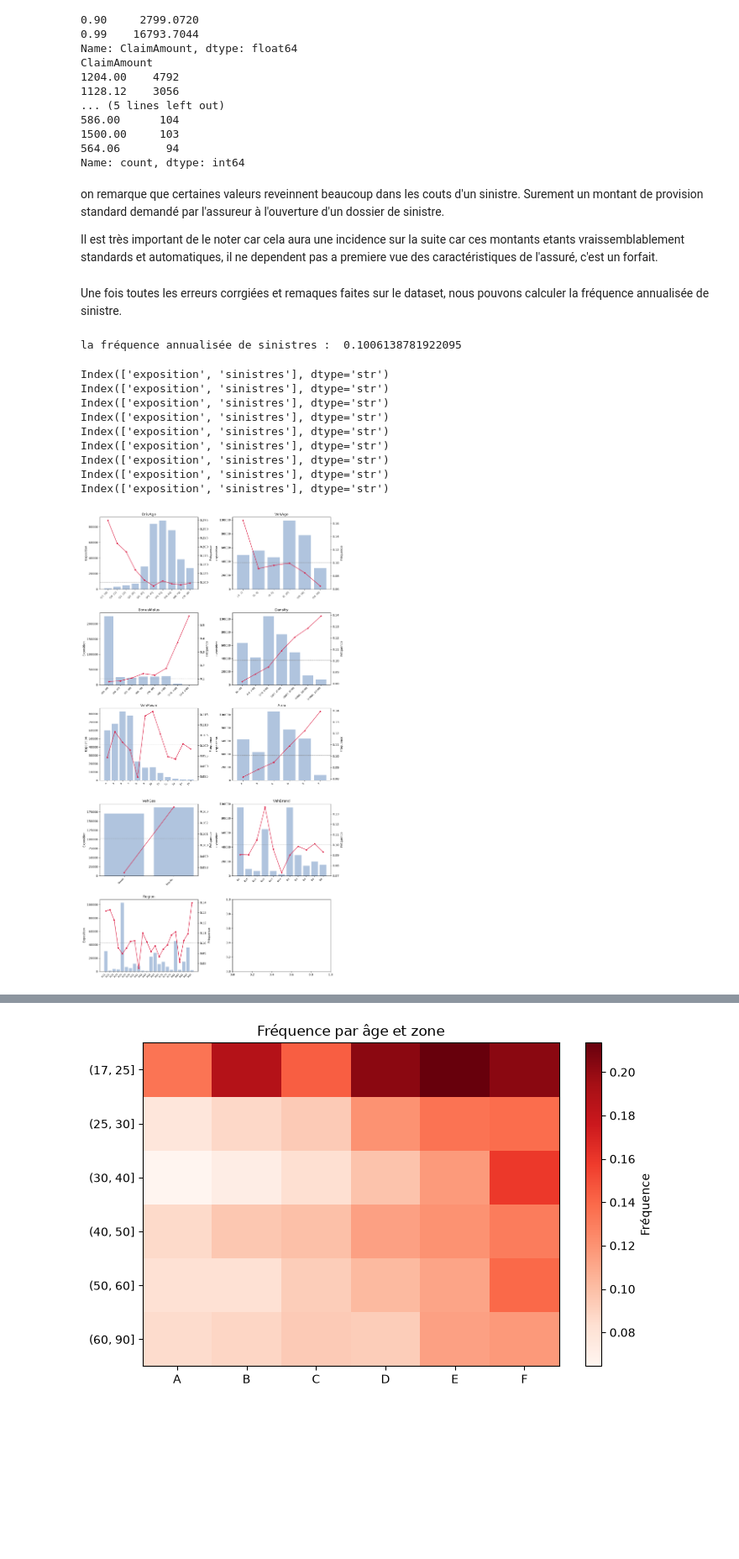
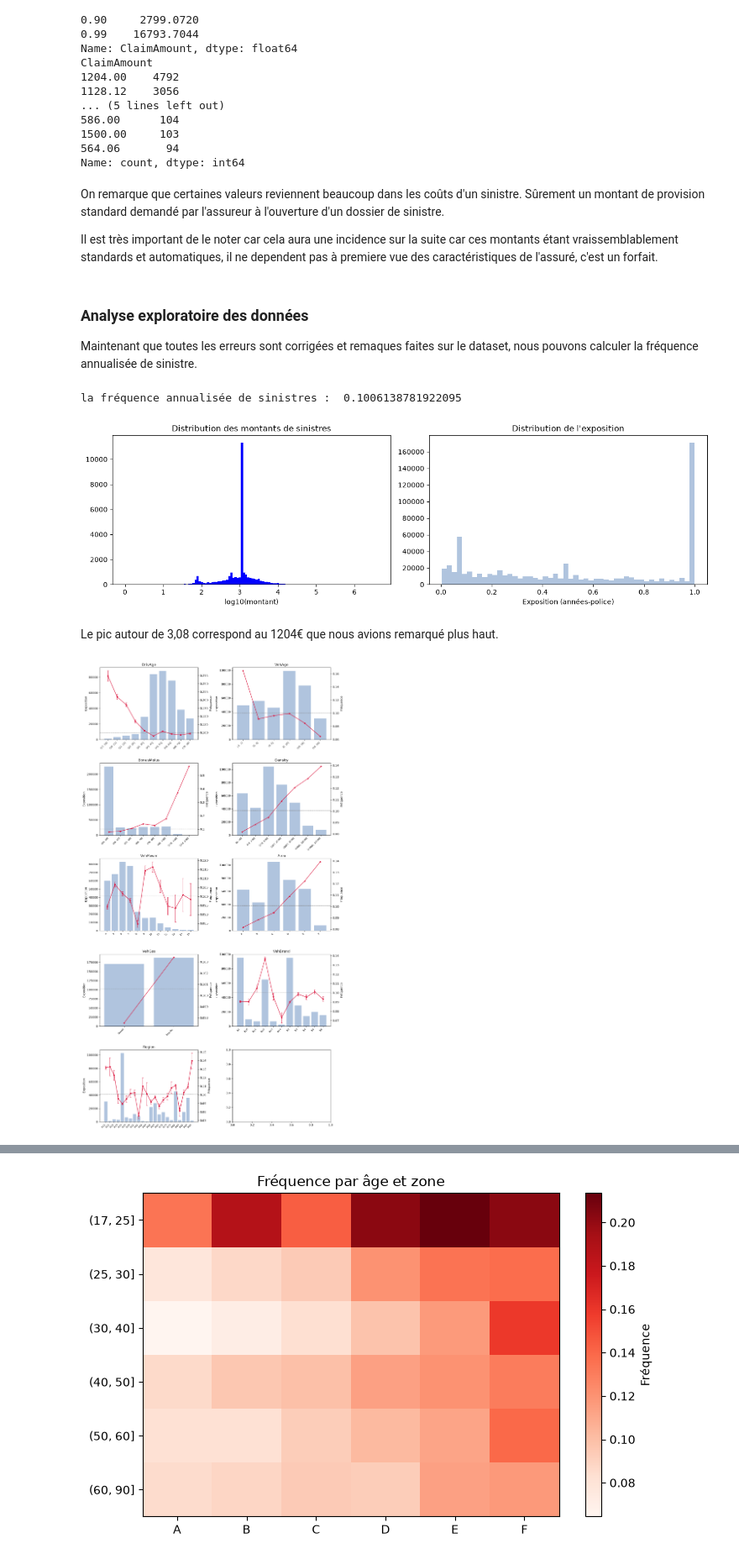
Before and after one commit to Charlesptrd/pricing-glm-vs-ml, a Jupyter notebook: notebooks/01_exploration.ipynb, the cells around one changed output, grey strips where cells are left out. Shown at 84% size. Drawn from its saved outputs; the diff is of its cells as text; code cells hidden in the pictures; blank space fills up the shorter version.

Commit message:
03/09/2026 5h, orthographes et typos, fin de l'exploration des données, reste à faire la conclusion de la tache 0

```diff
--- a/notebooks/01_exploration.ipynb
+++ b/notebooks/01_exploration.ipynb
@@ -408,43 +412,44 @@ ClaimAmount
 564.06       94
 Name: count, dtype: int64
 # %% [markdown]
-on remarque que certaines valeurs reveinnent beaucoup dans les couts d'un sinistre. Surement un montant de provision standard demandé par l'assureur à l'ouverture d'un dossier de sinistre.
+On remarque que certaines valeurs reviennent beaucoup dans les coûts d'un sinistre. Sûrement un montant de provision standard demandé par l'assureur à l'ouverture d'un dossier de sinistre.
 
-Il est très important de le noter car cela aura une incidence sur la suite car ces montants etants vraissemblablement standards et automatiques, il ne dependent pas a premiere vue des caractéristiques de l'assuré, c'est un forfait.
+Il est très important de le noter car cela aura une incidence sur la suite car ces montants étant vraissemblablement standards et automatiques, il ne dependent pas à premiere vue des caractéristiques de l'assuré, c'est un forfait.
 # %% [markdown]
-Une fois toutes les erreurs corrgiées et remaques faites sur le dataset, nous pouvons calculer la fréquence annualisée de sinistre.
+### Analyse exploratoire des données
+
+Maintenant que toutes les erreurs sont corrigées et remaques faites sur le dataset, nous pouvons calculer la fréquence annualisée de sinistre.
 # %%
 print("la fréquence annualisée de sinistres : ", freq['ClaimNb'].sum() / freq['Exposure'].sum())
 # %% [output]
 la fréquence annualisée de sinistres :  0.1006138781922095
+# %%
+fig, ax = plt.subplots(1, 2, figsize=(13, 4))
+ax[0].hist(np.log10(sev['ClaimAmount']), bins=120, color='blue')
+ax[0].set_xlabel("log10(montant)")
+ax[0].set_title("Distribution des montants de sinistres")
+ax[1].hist(freq['Exposure'], bins=50, color='lightsteelblue')
+ax[1].set_xlabel("Exposition (années-police)")
+ax[1].set_title("Distribution de l'exposition")
+plt.tight_layout()
+plt.show()
+# %% [output]
+[figure, added]
+# %% [markdown]
+Le pic autour de 3,08 correspond au 1204€ que nous avions remarqué plus haut.
 # %%
-variables = {
-    'DrivAge':    [17,19,21,23,25,30,40,50,60,70,90],
-    'VehAge':     [-1,1,3,5,10,15,30],
-    'BonusMalus': [49,50,55,60,70,80,100,150,230],
-    'Density':    [0,50,100,500,2000,5000,10000,27000],
-    'VehPower':   None,
-    'Area':       None,
-    'VehGas':     None,
-    'VehBrand':   None,
-    'Region':     None,
-}
-
 fig, axes = plt.subplots(5, 2, figsize=(13, 23))
-
-for ax, (col, bins) in zip(axes.flat, variables.items()):
-    plot_freq_par_groupe(freq, col, bins=bins, ax=ax)
+plot_freq_par_groupe(freq, "DrivAge", bins=[17,19,21,23,25,30,40,50,60,70,90], ax=axes[0, 0], errorbar=True)
+plot_freq_par_groupe(freq, "VehAge", bins=[-1,1,3,5,10,15,30], ax=axes[0, 1])
+plot_freq_par_groupe(freq, "BonusMalus", bins=[49,50,55,60,70,80,100,150,230], ax=axes[1, 0])
+plot_freq_par_groupe(freq, "Density", bins=[0,50,100,500,2000,5000,10000,27000], ax=axes[1, 1])
+plot_freq_par_groupe(freq, "VehPower", bins=None, ax=axes[2, 0], errorbar=True)
+plot_freq_par_groupe(freq, "Area", bins=None, ax=axes[2, 1])
+plot_freq_par_groupe(freq, "VehGas", bins=None, ax=axes[3, 0])
+plot_freq_par_groupe(freq, "VehBrand", bins=None, ax=axes[3, 1], errorbar=True)
+plot_freq_par_groupe(freq, "Region", bins=None, ax=axes[4, 0], errorbar=True)
 
 plt.tight_layout()
 plt.show()
 # %% [output]
-Index(['exposition', 'sinistres'], dtype='str')
-Index(['exposition', 'sinistres'], dtype='str')
-Index(['exposition', 'sinistres'], dtype='str')
-Index(['exposition', 'sinistres'], dtype='str')
-Index(['exposition', 'sinistres'], dtype='str')
-Index(['exposition', 'sinistres'], dtype='str')
-Index(['exposition', 'sinistres'], dtype='str')
-Index(['exposition', 'sinistres'], dtype='str')
-Index(['exposition', 'sinistres'], dtype='str')
-[figure, old version]
+[figure, new version]
```
Also changed, not shown: parts of 21 cells of this notebook, 2 other files.
